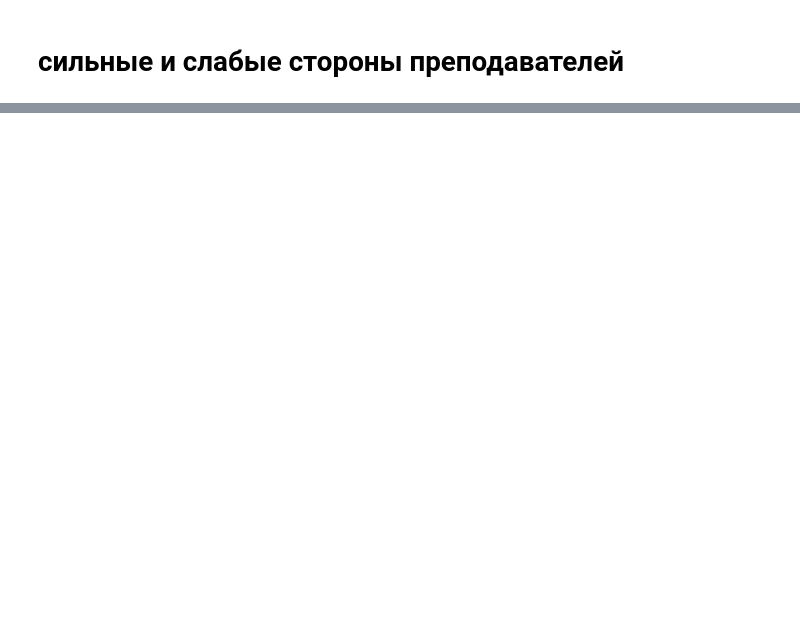
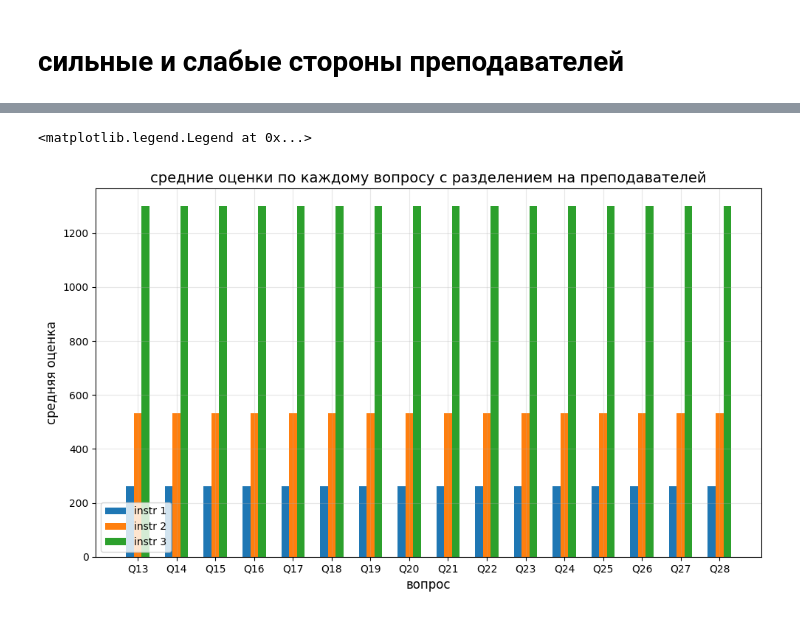
Before and after one commit to matv864/AI_work, a Jupyter notebook: analyze_data/turkiye_students/visualization.ipynb, the cells around one changed output, grey strips where cells are left out. Drawn from its saved outputs; the diff is of its cells as text; code cells hidden in the pictures; blank space fills up the shorter version.

```diff
--- a/analyze_data/turkiye_students/visualization.ipynb
+++ b/analyze_data/turkiye_students/visualization.ipynb
@@ -202,0 +257,8 @@ plt.legend(loc="lower left")
+# %%
+# my_data = {instr_id: {f"Q{i}": [] for i in range(13,28+1)} for instr_id in [1,2,3]}
+my_data = {f"Q{i}": {instr_id: [] for instr_id in [1,2,3]} for i in range(13,28+1)}
+for q in [f"Q{i}" for i in range(13,28+1)]: # речь только о вопросах про преподавателя
+    for instr_id in [1,2,3]:
+        my_data[q][instr_id] = data[data["instr"] == instr_id][q].count()
+
+my_data
@@ -202,0 +282,27 @@ plt.legend(loc="lower left")
+# %%
+
+
+
+cat_par = [f"Q{i}" for i in range(13,28+1)]
+instr_data = [[] for _instr_id in range(3+1)]
+for q in [f"Q{i}" for i in range(13,28+1)]:
+    for instr_id in [1,2,3]:
+        instr_data[instr_id].append(my_data[q][instr_id])
+width = 0.2
+x = np.arange(len(cat_par))
+# fig, ax = plt.subplots()
+plt.figure(figsize=(10, 6))
+plt.bar(x - width, instr_data[1], width, label='instr 1')
+plt.bar(x, instr_data[2], width, label='instr 2')
+plt.bar(x + width, instr_data[3], width, label='instr 3')
+plt.xticks(x, cat_par)
+plt.xlabel('вопрос', fontsize=12)
+plt.ylabel('средняя оценка', fontsize=12)
+plt.title("средние оценки по каждому вопросу с разделением на преподавателей", fontsize=14)
+plt.grid(True, alpha=0.3)
+plt.tight_layout()
+# plt.show()
+plt.legend(loc="lower left")
+# %% [output]
+<matplotlib.legend.Legend at 0x...>
+[figure, added]
```
Also changed, not shown: parts of 10 cells of this notebook, 3 other files.
